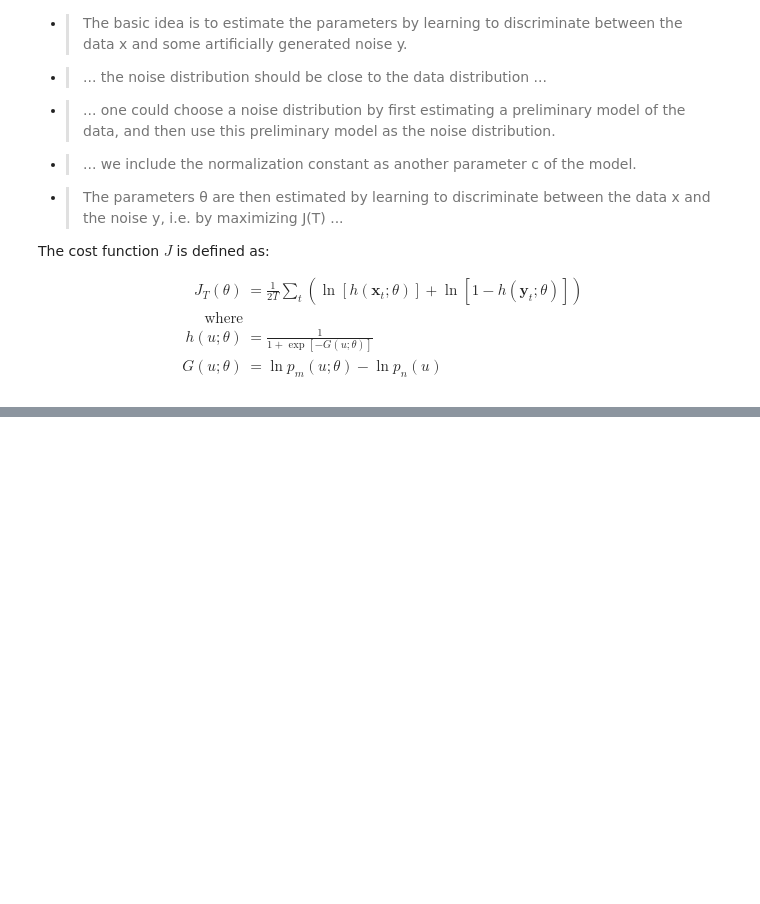
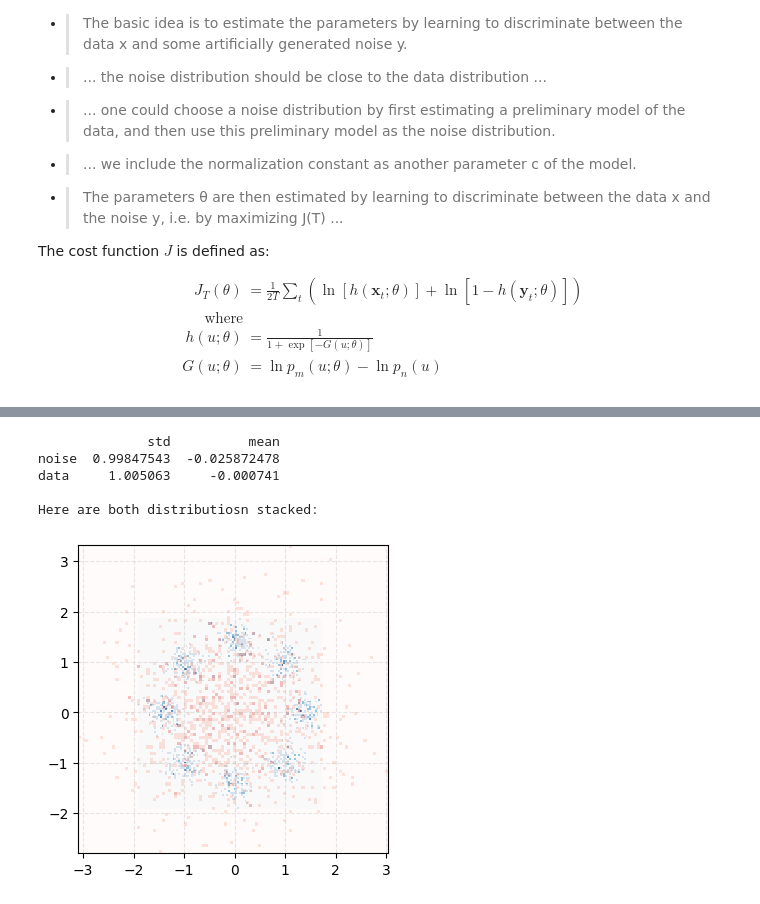
Before and after one commit to kturaevv/papers, a Jupyter notebook: noise_contrastive_estimation/notebook.ipynb, the cells around one changed output, grey strips where cells are left out. Saved outputs shown, nothing was run; the diff lists cells and outputs as text; code cells hidden in the pictures; blank space fills up the shorter version.

Commit message:
edit: dataset related code

```diff
--- a/noise_contrastive_estimation/notebook.ipynb
+++ b/noise_contrastive_estimation/notebook.ipynb
@@ -100,0 +87,32 @@ plt.show()
+# %%
+import pandas as pd
+
+data_info = pd.DataFrame(
+    columns = ["std", "mean"],
+    index = ["noise", "data"],
+    data=[[gaussian_noise.std().numpy(), gaussian_noise.mean().numpy()],
+        [gaussian_dataset.std(), gaussian_dataset.mean()]])
+
+text = f"""
+{data_info}
+
+Here are both distributiosn stacked:
+"""
+print(text)
+
+fig, ax = plt.subplots(figsize=(4, 4))
+
+hist_kwargs = {'bins': 100, "cmap": "Blues"}
+hist1 = ax.hist2d(gaussian_dataset[:, 0], gaussian_dataset[:, 1], **hist_kwargs)
+hist_kwargs = {'bins': 100, 'cmap': 'Reds', 'alpha': 0.3}
+hist2 = ax.hist2d(gaussian_noise[:, 0], gaussian_noise[:, 1], **hist_kwargs)
+
+ax.grid(True, linestyle='--', alpha=0.3)
+plt.show()
+# %% [output]
+              std          mean
+noise  0.99847543  -0.025872478
+data     1.005063     -0.000741
+
+Here are both distributiosn stacked:
+[figure, added]
```
Also changed, not shown: parts of 1 cell of this notebook.
